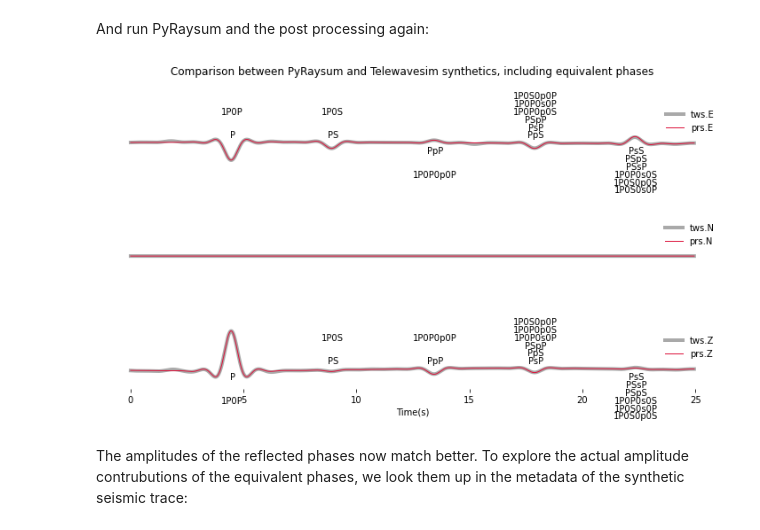
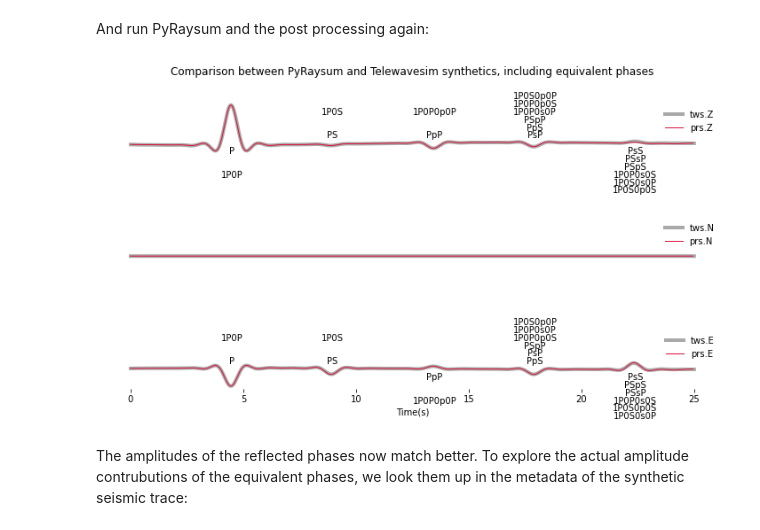
Before and after one commit to paudetseis/PyRaysum, a Jupyter notebook: pyraysum/examples/notebooks/1_make_seismograms.ipynb, the cells around one changed output. Drawn from its saved outputs; the diff is of its cells as text; code cells hidden in the pictures.

```diff
--- a/pyraysum/examples/notebooks/1_make_seismograms.ipynb
+++ b/pyraysum/examples/notebooks/1_make_seismograms.ipynb
@@ -54,5 +69,7 @@ t2 = t0 + 8*60. + 45.
 
 # Here we fetch and plot -1 to +10 minutes following the P-wave window start time
 hybd = client.get_waveforms("G", "HYB", "", "BH?", t1 - 60, t1 + 10*60)
+hybd.sort(reverse=True)
+print(hybd)
 _ = hybd.plot()
 # %% [output]
@@ -62,20 +83,19 @@ _ = hybd.plot()
 The Telewavesim data have been created with the same subsurface structure with `Telewavesim` (Audet et al. 2019), that computes reveberations in a stratified medium using the matrix propagator method (Thomson et al. 1997). It was created from the same subsurface model (Saul et al., 2000) that we will also be using to generate synthetic data with `pyraysum`. The incident teleseismic P wave is characterized by 90 degree backazimuth and 0.06 s/km slowness. Note that we are here only looking at a much shorter time interval, i.e. 35 seconds of data.
 # %%
 # Load telewavesim data
-twt, twn, twe, twd = np.loadtxt("../data/telewavesim_baz090-slow006.dat", unpack=True)
+twt, twn, twe, twz = np.loadtxt("../data/telewavesim_baz090-slow006.dat", unpack=True)
 
-# Get time interval `dt` frmo data
+# Get time interval `dt` from data
 dt = twt[1] - twt[0]
 
 # Store into Stream, switch Z component polarity and set header
 twsd = obspy.Stream()
-for tr, channel in zip([twe, twn, twd], ["E", "N", "Z"]):
-    if "Z" in channel:
-        tr *= -1
+for tr, channel in zip([twz, twn, twe], ["Z", "N", "E"]):
     header = {"delta": dt, "station": "tws", "channel": channel}
     trace = obspy.Trace(tr, header=header)
     twsd.append(trace)
 
 # Make simple plot
+print(twsd)
 _ = twsd.plot()
 # %% [output]
@@ -141,14 +170,14 @@ for dat in [hybd, twsd, prsd]:
 hybd.trim(t1, t2)
 
 # Index of the maximum amplitude on the vertical component of the data
-imax = np.argmax(abs(hybd[2].data))
+imax = np.argmax(abs(hybd[0].data))
 
 # Cycle through both synthetic data and process them equally
 for trs in [prsd, twsd]:
-    jmax = np.argmax(abs(trs[2].data))  # maximum vertical amplitude
-    dt = hybd[2].times()[imax] - trs[2].times()[jmax]  # relative time shift of maximum
-    dt0 = hybd[2].stats.starttime - trs[2].stats.starttime  # absolute time difference
-    norm = hybd[2].data[imax] / trs[2].data[jmax]  # relative amplitude of vertical maximum
+    jmax = np.argmax(abs(trs[0].data))  # maximum vertical amplitude
+    dt = hybd[0].times()[imax] - trs[0].times()[jmax]  # relative time shift of maximum
+    dt0 = hybd[0].stats.starttime - trs[0].stats.starttime  # absolute time difference
+    norm = hybd[0].data[imax] / trs[0].data[jmax]  # relative amplitude of vertical maximum
     for tr in trs:
         tr.stats.starttime += dt + dt0  # align peaks
         tr.data *= norm  # normalize
@@ -266,26 +295,26 @@ And run PyRaysum and the post processing again:
 # %%
 # Run Raysum and get seismograms
 seismogram = prs.run(model, geom, rc)
 
 # Extract first set of seismograms (element `0` in `streams`)
 prsd = seismogram.streams[0]
 prsd.filter("bandpass", freqmin=fmin, freqmax=fmax, zerophase=True)
 
-jmax = np.argmax(abs(prsd[2].data))  # maximum vertical amplitude
-dt = hybd[2].times()[imax] - prsd[2].times()[jmax]  # relative time shift of maximum
-dt0 = hybd[2].stats.starttime - prsd[2].stats.starttime  # absolute time difference
-norm = hybd[2].data[imax] / prsd[2].data[jmax]  # relative amplitude of vertical maximum
+jmax = np.argmax(abs(prsd[0].data))  # maximum vertical amplitude
+dt = hybd[0].times()[imax] - prsd[0].times()[jmax]  # relative time shift of maximum
+dt0 = hybd[0].stats.starttime - prsd[0].stats.starttime  # absolute time difference
+norm = hybd[0].data[imax] / prsd[0].data[jmax]  # relative amplitude of vertical maximum
 for tr in prsd:
     tr.stats.starttime += dt + dt0  # align peaks
     tr.data *= norm  # normalize
     tr.trim(t1, t2)  # cut around P-wave
     if tr.stats.station == "prs":
         tr.stats.phase_amplitudes *= norm
 
 fig = plot(twsd, prsd)
 _ = fig.suptitle("Comparison between PyRaysum and Telewavesim synthetics, including equivalent phases")
 # %% [output]
-[figure, old version]
+[figure, new version]
 # %% [markdown]
 The amplitudes of the reflected phases now match better. To explore the actual amplitude contrubutions of the equivalent phases, we look them up in the metadata of the synthetic seismic trace:
 # %%
```
Also changed, not shown: parts of 10 cells of this notebook, 3 other files.
